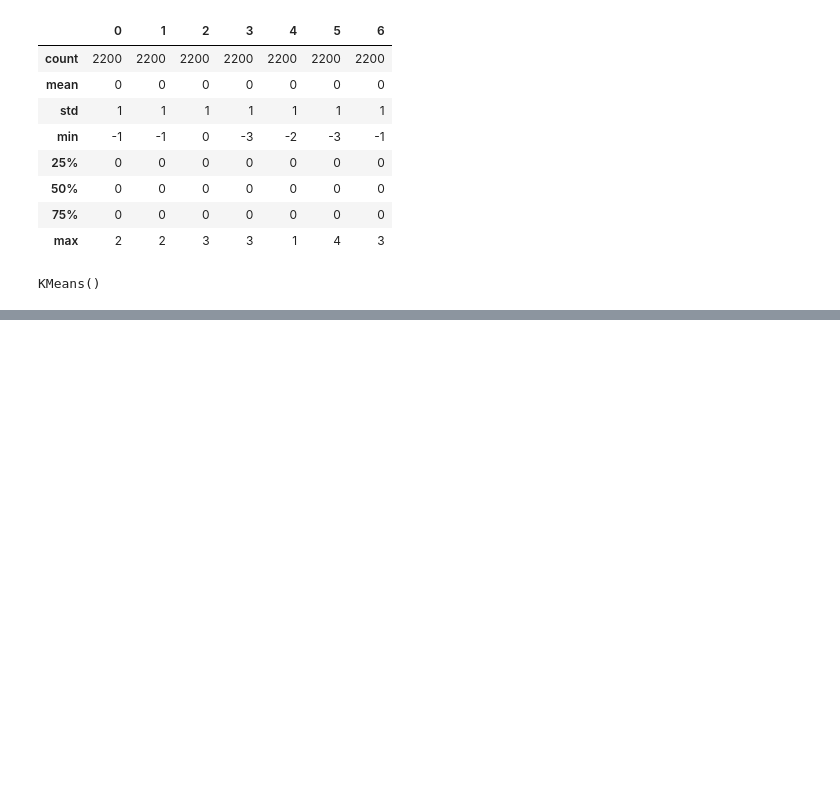
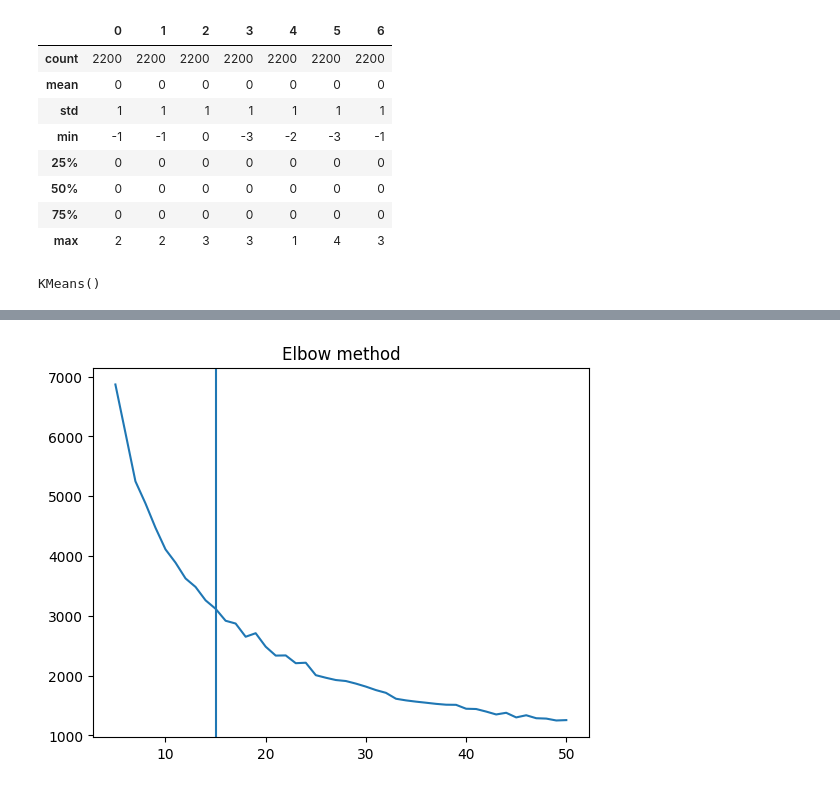
Before and after one commit to Rizzu-0294/data-science, a Jupyter notebook: Machine_Learning/UnsupervisedLearning/k_means_clusturing.ipynb, the cells around one changed output, grey strips where cells are left out. Cells and saved outputs as stored; diff of their text form; code cells hidden in the pictures; blank space fills up the shorter version.

```diff
--- a/Machine_Learning/UnsupervisedLearning/k_means_clusturing.ipynb
+++ b/Machine_Learning/UnsupervisedLearning/k_means_clusturing.ipynb
@@ -296,0 +310,6 @@ Name: count, dtype: int64
+# %%
+wcss=[]   # creating an empty list
+for i in range(5,51):   # loop in range from 5 to 50
+    kmeans=KMeans(n_clusters=i)
+    kmeans.fit(x_tranformed)
+    wcss.append(kmeans.inertia_)
@@ -296,0 +336,7 @@ Name: count, dtype: int64
+# %%
+plt.plot(list(range(5,51)),wcss)
+plt.title("Elbow method")
+plt.axvline(15)
+plt.show()
+# %% [output]
+[figure, added]
```
Also changed, not shown: parts of 25 cells of this notebook, 10 other files.
